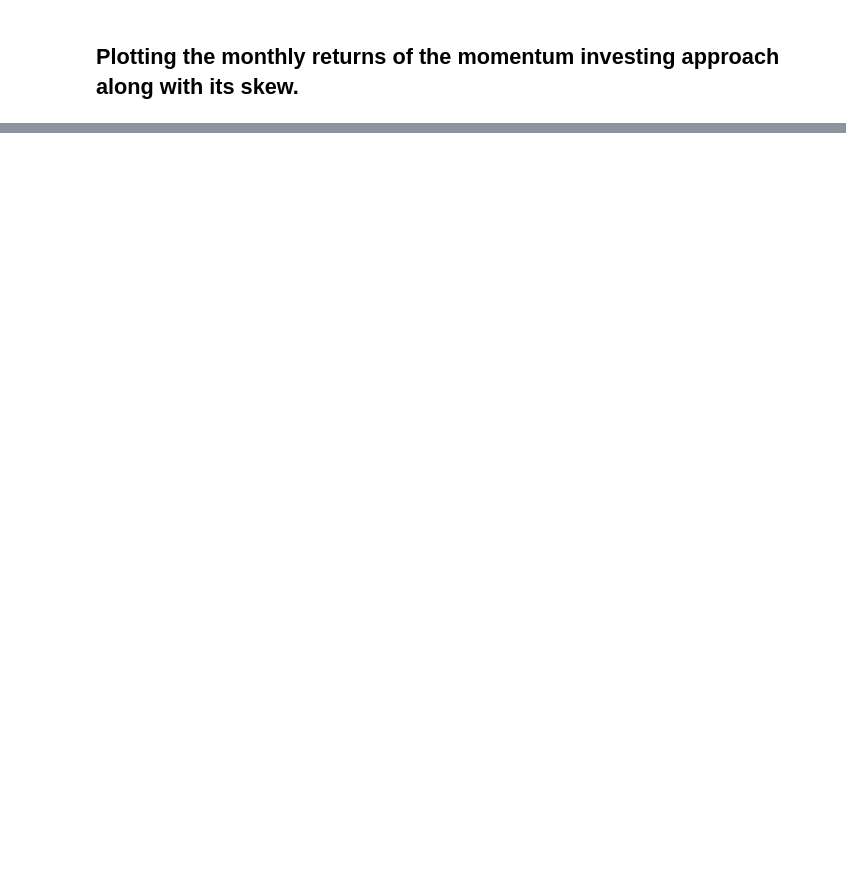
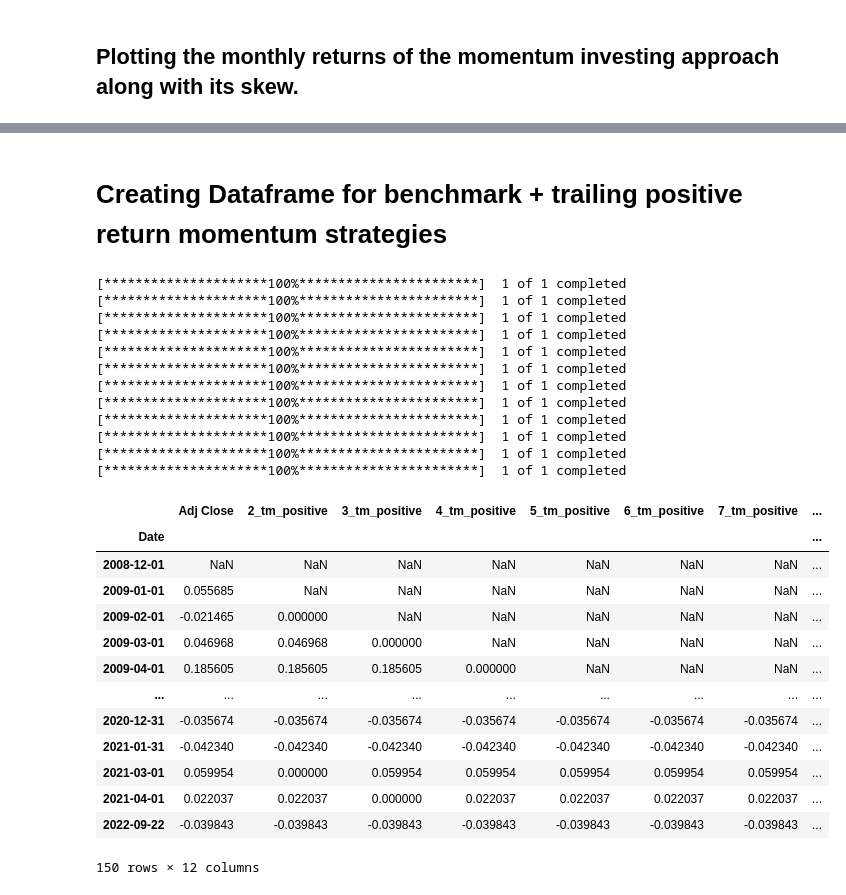
Before and after one commit to rpacco/momentum_studies, a Jupyter notebook: momentum.ipynb, the cells around one changed output, grey strips where cells are left out. Saved outputs shown, nothing was run; the diff lists cells and outputs as text; code cells hidden in the pictures; blank space fills up the shorter version.

```diff
--- a/momentum.ipynb
+++ b/momentum.ipynb
@@ -110,0 +149,27 @@ Skew of the returns distribution: 1.84
+# %%
+def wrangle_data(index, trailing_months):
+    df = yf.download(index, interval="1mo")
+    #creating trailing x months return
+    df[str(trailing_months)+"_tm_ret"] = df["Adj Close"].pct_change(periods=trailing_months)
+    #creating monthly %change
+    df["monthly_pct"] = df["Adj Close"].pct_change()
+    #Creating boolean auxiliary column to determine if the trailing X-months returns of the index was positive (1) or not (0)
+    df[str(trailing_months)+"_tm_positive"] = df.apply(lambda x: 1 if x[str(trailing_months)+"_tm_ret"] > 0 else 0, axis=1)
+    #drop unnecessary columns
+    df.drop(columns=["Open", "High", "Low", "Close", "Volume"], inplace=True)
+    #drop NA rows
+    df.dropna(inplace=True)
+    #Creating returns of the momentum criteria using the auxiliary boolean column
+    mom_ret = [0]
+    for i in range(1, len(df)):
+        if df[str(trailing_months)+"_tm_positive"].iloc[i-1] == 1 and df[str(trailing_months)+"_tm_positive"].iloc[i] == 1:
+            mom_ret.append(df["monthly_pct"].iloc[i])
+        if df[str(trailing_months)+"_tm_positive"].iloc[i-1] == 1 and df[str(trailing_months)+"_tm_positive"].iloc[i] == 0:
+            mom_ret.append(df["monthly_pct"].iloc[i])
+        if df[str(trailing_months)+"_tm_positive"].iloc[i-1] == 0 and df[str(trailing_months)+"_tm_positive"].iloc[i] == 0:
+            mom_ret.append(0)
+        if df[str(trailing_months)+"_tm_positive"].iloc[i-1] == 0 and df[str(trailing_months)+"_tm_positive"].iloc[i] == 1:
+            mom_ret.append(0)
+    df[str(trailing_months)+"tm_ret"] = mom_ret
+
+    return df[str(trailing_months)+"tm_ret"]
@@ -110,0 +187,37 @@ Skew of the returns distribution: 1.84
+# %% [markdown]
+# Creating Dataframe for benchmark + trailing positive return momentum strategies
+# %%
+#creating dataframe for benchmark returns
+data = yf.download("BOVA11.SA", interval="1mo")["Adj Close"].pct_change().to_frame()
+#including columns for X trailing positive returns momentum strategy
+for i in range(2, 13):
+    data[str(i) + "_tm_positive"] = wrangle_data("BOVA11.SA", i)
+
+data
+# %% [output]
+[*********************100%***********************]  1 of 1 completed
+[*********************100%***********************]  1 of 1 completed
+[*********************100%***********************]  1 of 1 completed
+[*********************100%***********************]  1 of 1 completed
+[*********************100%***********************]  1 of 1 completed
+[*********************100%***********************]  1 of 1 completed
+[*********************100%***********************]  1 of 1 completed
+[*********************100%***********************]  1 of 1 completed
+[*********************100%***********************]  1 of 1 completed
+[*********************100%***********************]  1 of 1 completed
+[*********************100%***********************]  1 of 1 completed
+[*********************100%***********************]  1 of 1 completed
+|  | Adj Close | 2_tm_positive | 3_tm_positive | 4_tm_positive | 5_tm_positive | 6_tm_positive | 7_tm_positive | ... |
+| Date |  |  |  |  |  |  |  | ... |
+| 2008-12-01 | NaN | NaN | NaN | NaN | NaN | NaN | NaN | ... |
+| 2009-01-01 | 0.055685 | NaN | NaN | NaN | NaN | NaN | NaN | ... |
+| 2009-02-01 | -0.021465 | 0.000000 | NaN | NaN | NaN | NaN | NaN | ... |
+| 2009-03-01 | 0.046968 | 0.046968 | 0.000000 | NaN | NaN | NaN | NaN | ... |
+| 2009-04-01 | 0.185605 | 0.185605 | 0.185605 | 0.000000 | NaN | NaN | NaN | ... |
+| ... | ... | ... | ... | ... | ... | ... | ... | ... |
+| 2020-12-31 | -0.035674 | -0.035674 | -0.035674 | -0.035674 | -0.035674 | -0.035674 | -0.035674 | ... |
+| 2021-01-31 | -0.042340 | -0.042340 | -0.042340 | -0.042340 | -0.042340 | -0.042340 | -0.042340 | ... |
+| 2021-03-01 | 0.059954 | 0.000000 | 0.059954 | 0.059954 | 0.059954 | 0.059954 | 0.059954 | ... |
+| 2021-04-01 | 0.022037 | 0.022037 | 0.000000 | 0.022037 | 0.022037 | 0.022037 | 0.022037 | ... |
+| 2022-09-22 | -0.039843 | -0.039843 | -0.039843 | -0.039843 | -0.039843 | -0.039843 | -0.039843 | ... |
+150 rows × 12 columns
```
Also changed, not shown: parts of 21 cells of this notebook.
